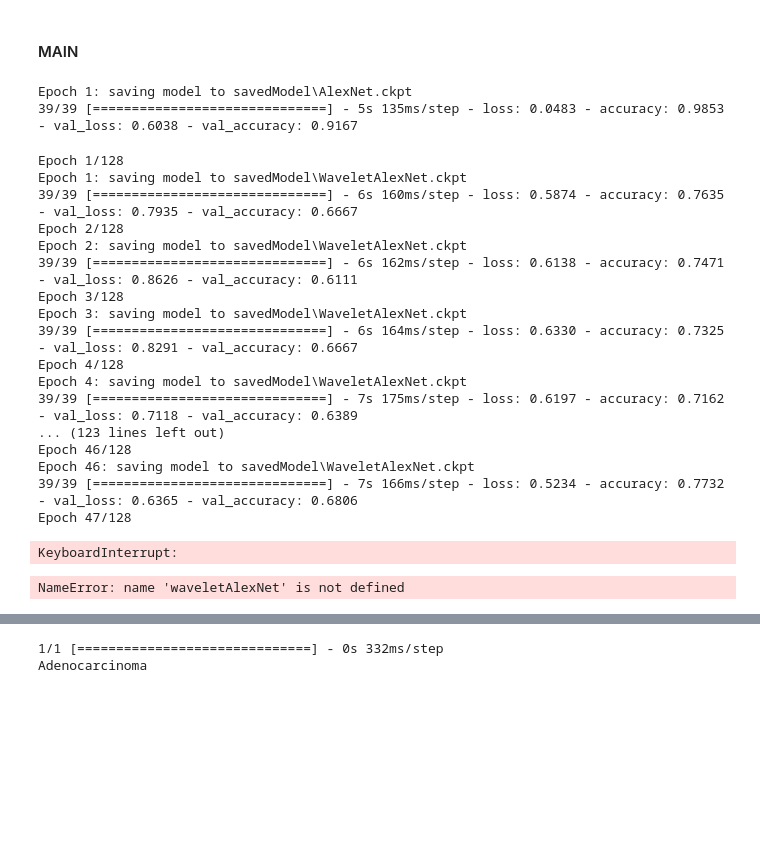
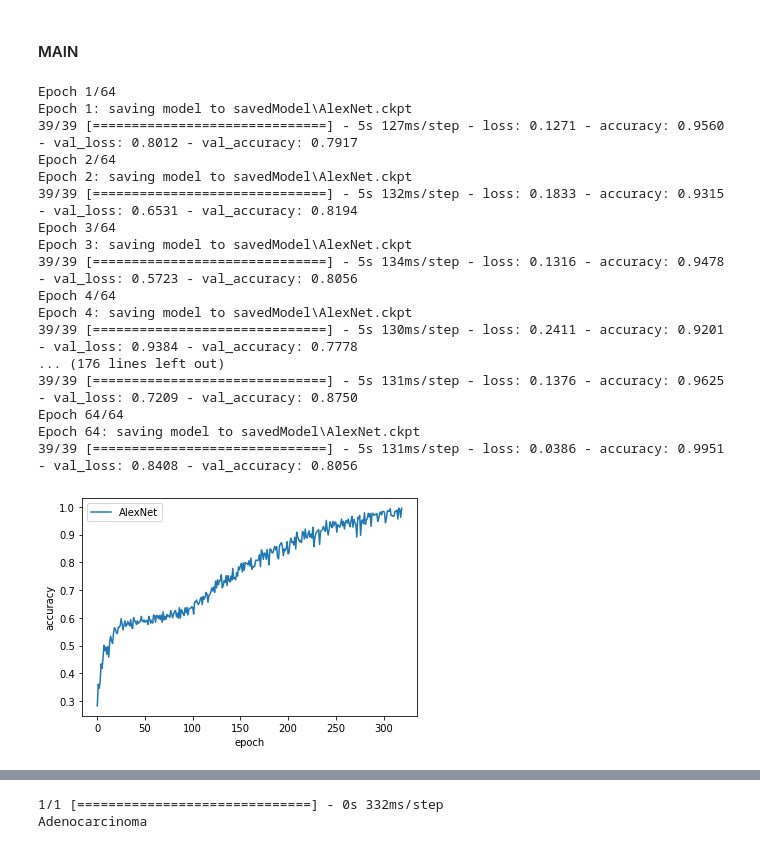
Before and after one commit to haoxiang-xu/ChestCancerDetectionCNN, a Jupyter notebook: models.ipynb, the cells around one changed output, grey strips where cells are left out. Drawn from its saved outputs; the diff is of its cells as text; code cells hidden in the pictures; blank space fills up the shorter version.

Commit message:
Trained >256 epochs

```diff
--- a/models.ipynb
+++ b/models.ipynb
@@ -230,6 +230,6 @@ class ResNet(CNNModel):
 # %% [markdown]
 #### MAIN
 # %%
-alexNet = AlexNet(INPUT_SHAPE)
+#alexNet = AlexNet(INPUT_SHAPE)
 # %%
 alexNet.load()
@@ -238,33 +236,27 @@ waveletAlexNet = WaveletAlexNet(INPUT_SHAPE)
 # %%
-alexNet.fit(train_data, validation_data, 1)
+alexNet.fit(train_data, validation_data, 64)
 # %% [output]
+Epoch 1/64
 Epoch 1: saving model to savedModel\AlexNet.ckpt
-39/39 [==============================] - 5s 135ms/step - loss: 0.0483 - accuracy: 0.9853 - val_loss: 0.6038 - val_accuracy: 0.9167
+39/39 [==============================] - 5s 127ms/step - loss: 0.1271 - accuracy: 0.9560 - val_loss: 0.8012 - val_accuracy: 0.7917
+Epoch 2/64
+Epoch 2: saving model to savedModel\AlexNet.ckpt
+39/39 [==============================] - 5s 132ms/step - loss: 0.1833 - accuracy: 0.9315 - val_loss: 0.6531 - val_accuracy: 0.8194
+Epoch 3/64
+Epoch 3: saving model to savedModel\AlexNet.ckpt
+39/39 [==============================] - 5s 134ms/step - loss: 0.1316 - accuracy: 0.9478 - val_loss: 0.5723 - val_accuracy: 0.8056
+Epoch 4/64
+Epoch 4: saving model to savedModel\AlexNet.ckpt
+39/39 [==============================] - 5s 130ms/step - loss: 0.2411 - accuracy: 0.9201 - val_loss: 0.9384 - val_accuracy: 0.7778
+... (176 lines left out)
+39/39 [==============================] - 5s 131ms/step - loss: 0.1376 - accuracy: 0.9625 - val_loss: 0.7209 - val_accuracy: 0.8750
+Epoch 64/64
+Epoch 64: saving model to savedModel\AlexNet.ckpt
+39/39 [==============================] - 5s 131ms/step - loss: 0.0386 - accuracy: 0.9951 - val_loss: 0.8408 - val_accuracy: 0.8056
-# %%
-waveletAlexNet.fit(train_data, validation_data, 128)
-# %% [output]
-Epoch 1/128
-Epoch 1: saving model to savedModel\WaveletAlexNet.ckpt
-39/39 [==============================] - 6s 160ms/step - loss: 0.5874 - accuracy: 0.7635 - val_loss: 0.7935 - val_accuracy: 0.6667
-Epoch 2/128
-Epoch 2: saving model to savedModel\WaveletAlexNet.ckpt
-39/39 [==============================] - 6s 162ms/step - loss: 0.6138 - accuracy: 0.7471 - val_loss: 0.8626 - val_accuracy: 0.6111
-Epoch 3/128
-Epoch 3: saving model to savedModel\WaveletAlexNet.ckpt
-39/39 [==============================] - 6s 164ms/step - loss: 0.6330 - accuracy: 0.7325 - val_loss: 0.8291 - val_accuracy: 0.6667
-Epoch 4/128
-Epoch 4: saving model to savedModel\WaveletAlexNet.ckpt
-39/39 [==============================] - 7s 175ms/step - loss: 0.6197 - accuracy: 0.7162 - val_loss: 0.7118 - val_accuracy: 0.6389
-... (123 lines left out)
-Epoch 46/128
-Epoch 46: saving model to savedModel\WaveletAlexNet.ckpt
-39/39 [==============================] - 7s 166ms/step - loss: 0.5234 - accuracy: 0.7732 - val_loss: 0.6365 - val_accuracy: 0.6806
-Epoch 47/128
-KeyboardInterrupt:
 # %%
-CNNModel.compareAccuracy([alexNet,waveletAlexNet])
+CNNModel.compareAccuracy([alexNet])
 # %% [output]
-NameError: name 'waveletAlexNet' is not defined
+[figure, added]
 # %%
 alexNet.predict("Data/test/adenocarcinoma/000114.png")
 # %% [output]
```
Also changed, not shown: parts of 2 cells of this notebook, 3 other files.
